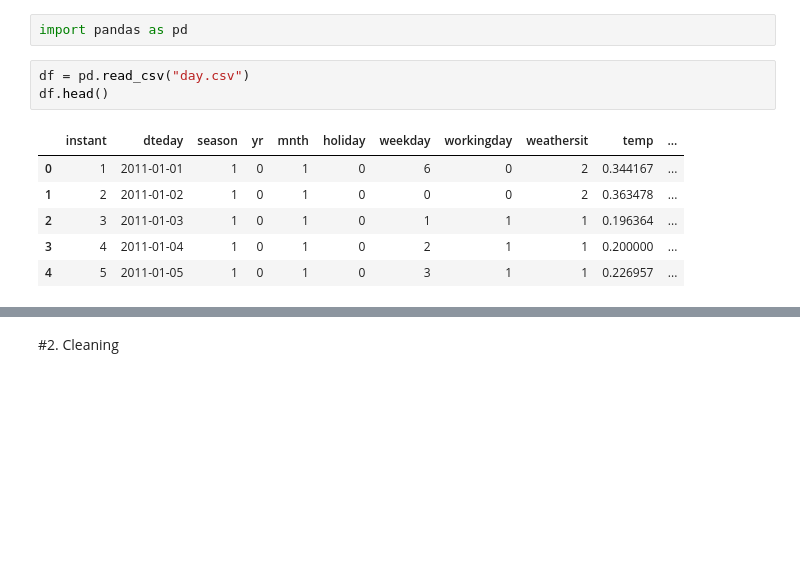
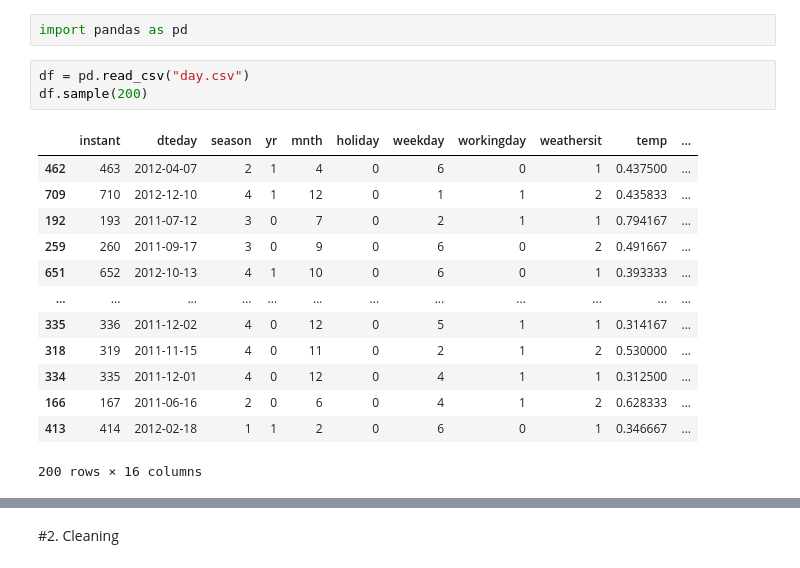
Before and after one commit to dwinurindahsari/Bike_Sharing_Analysis, a Jupyter notebook: Bike_Sharing_Analysis.ipynb, the cells around one changed output, grey strips where cells are left out. Drawn from its saved outputs; the diff is of its cells as text; blank space fills up the shorter version.

```diff
--- a/Bike_Sharing_Analysis.ipynb
+++ b/Bike_Sharing_Analysis.ipynb
@@ -12,11 +12,18 @@ Saving day.csv to day.csv
 import pandas as pd
 # %%
 df = pd.read_csv("day.csv")
-df.head()
+df.sample(200)
 # %% [output]
 |  | instant | dteday | season | yr | mnth | holiday | weekday | workingday | weathersit | temp | ... |
-| 0 | 1 | 2011-01-01 | 1 | 0 | 1 | 0 | 6 | 0 | 2 | 0.344167 | ... |
-| 1 | 2 | 2011-01-02 | 1 | 0 | 1 | 0 | 0 | 0 | 2 | 0.363478 | ... |
-| 2 | 3 | 2011-01-03 | 1 | 0 | 1 | 0 | 1 | 1 | 1 | 0.196364 | ... |
-| 3 | 4 | 2011-01-04 | 1 | 0 | 1 | 0 | 2 | 1 | 1 | 0.200000 | ... |
-| 4 | 5 | 2011-01-05 | 1 | 0 | 1 | 0 | 3 | 1 | 1 | 0.226957 | ... |
+| 462 | 463 | 2012-04-07 | 2 | 1 | 4 | 0 | 6 | 0 | 1 | 0.437500 | ... |
+| 709 | 710 | 2012-12-10 | 4 | 1 | 12 | 0 | 1 | 1 | 2 | 0.435833 | ... |
+| 192 | 193 | 2011-07-12 | 3 | 0 | 7 | 0 | 2 | 1 | 1 | 0.794167 | ... |
+| 259 | 260 | 2011-09-17 | 3 | 0 | 9 | 0 | 6 | 0 | 2 | 0.491667 | ... |
+| 651 | 652 | 2012-10-13 | 4 | 1 | 10 | 0 | 6 | 0 | 1 | 0.393333 | ... |
+| ... | ... | ... | ... | ... | ... | ... | ... | ... | ... | ... | ... |
+| 335 | 336 | 2011-12-02 | 4 | 0 | 12 | 0 | 5 | 1 | 1 | 0.314167 | ... |
+| 318 | 319 | 2011-11-15 | 4 | 0 | 11 | 0 | 2 | 1 | 2 | 0.530000 | ... |
+| 334 | 335 | 2011-12-01 | 4 | 0 | 12 | 0 | 4 | 1 | 1 | 0.312500 | ... |
+| 166 | 167 | 2011-06-16 | 2 | 0 | 6 | 0 | 4 | 1 | 2 | 0.628333 | ... |
+| 413 | 414 | 2012-02-18 | 1 | 1 | 2 | 0 | 6 | 0 | 1 | 0.346667 | ... |
+200 rows × 16 columns
```
Also changed, not shown: parts of 9 cells of this notebook.
